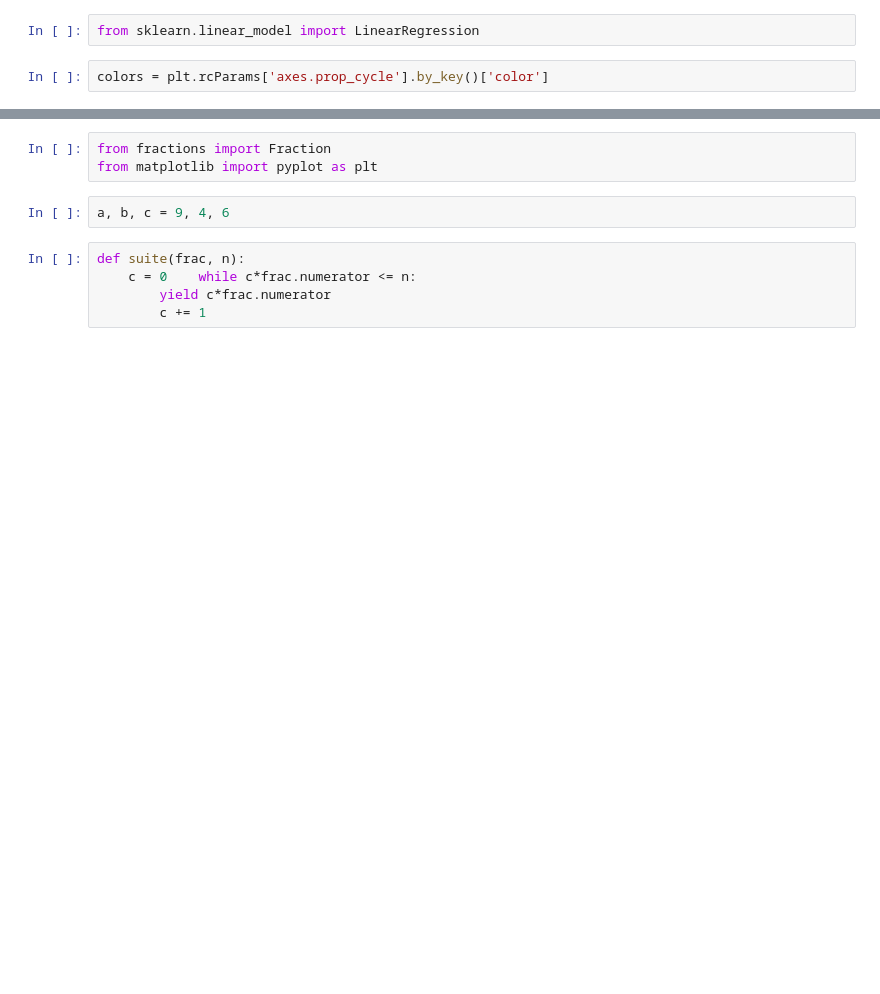
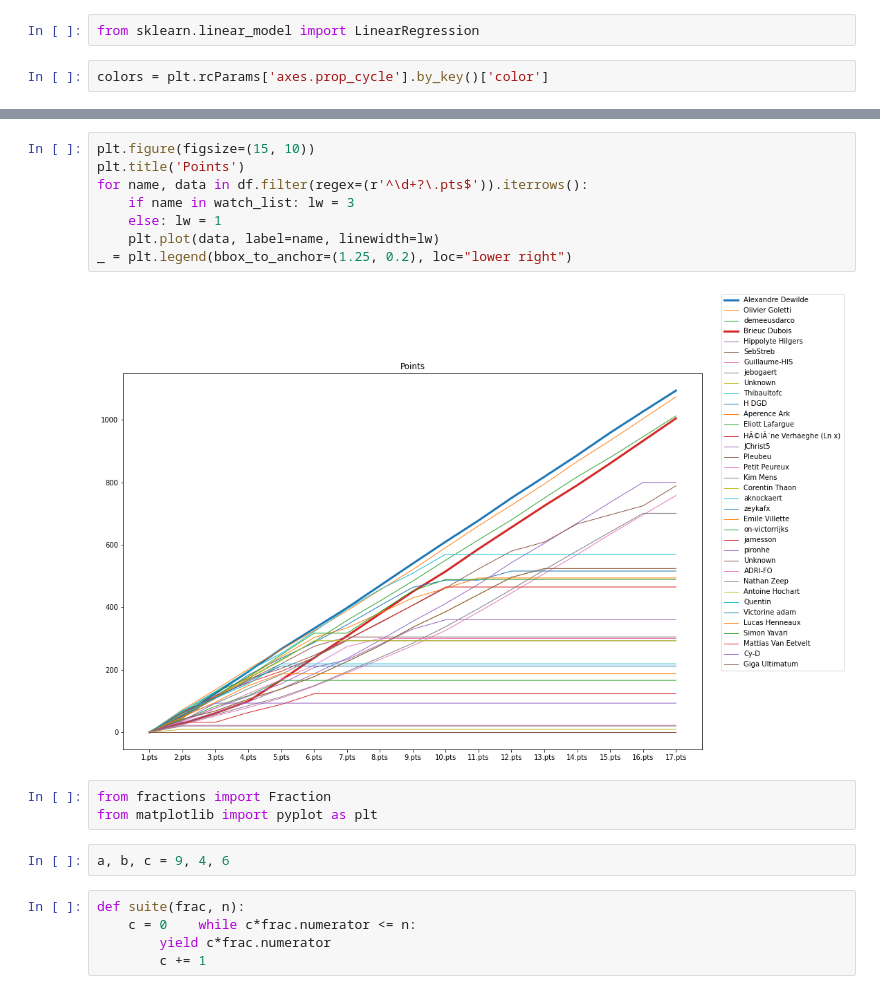
Before and after one commit to BhasherBEL/ProgrammingChallenges, a Jupyter notebook: AdventOfCode 2020/AOC.Data.ipynb, the cells around one changed output, grey strips where cells are left out. Drawn from its saved outputs; the diff is of its cells as text; blank space fills up the shorter version.

```diff
--- a/AdventOfCode 2020/AOC.Data.ipynb
+++ b/AdventOfCode 2020/AOC.Data.ipynb
@@ -163,3 +153,13 @@ _ = plt.legend(bbox_to_anchor=(1.25, 0.2), loc="lower right")
+# %%
+plt.figure(figsize=(15, 10))
+plt.title('Points')
+for name, data in df.filter(regex=(r'^\d+?\.pts$')).iterrows():
+    if name in watch_list: lw = 3
+    else: lw = 1
+    plt.plot(data, label=name, linewidth=lw)
+_ = plt.legend(bbox_to_anchor=(1.25, 0.2), loc="lower right")
+# %% [output]
+[figure, added]
 # %%
 from fractions import Fraction
 from matplotlib import pyplot as plt
```
Also changed, not shown: parts of 7 cells of this notebook, 5 other files.
